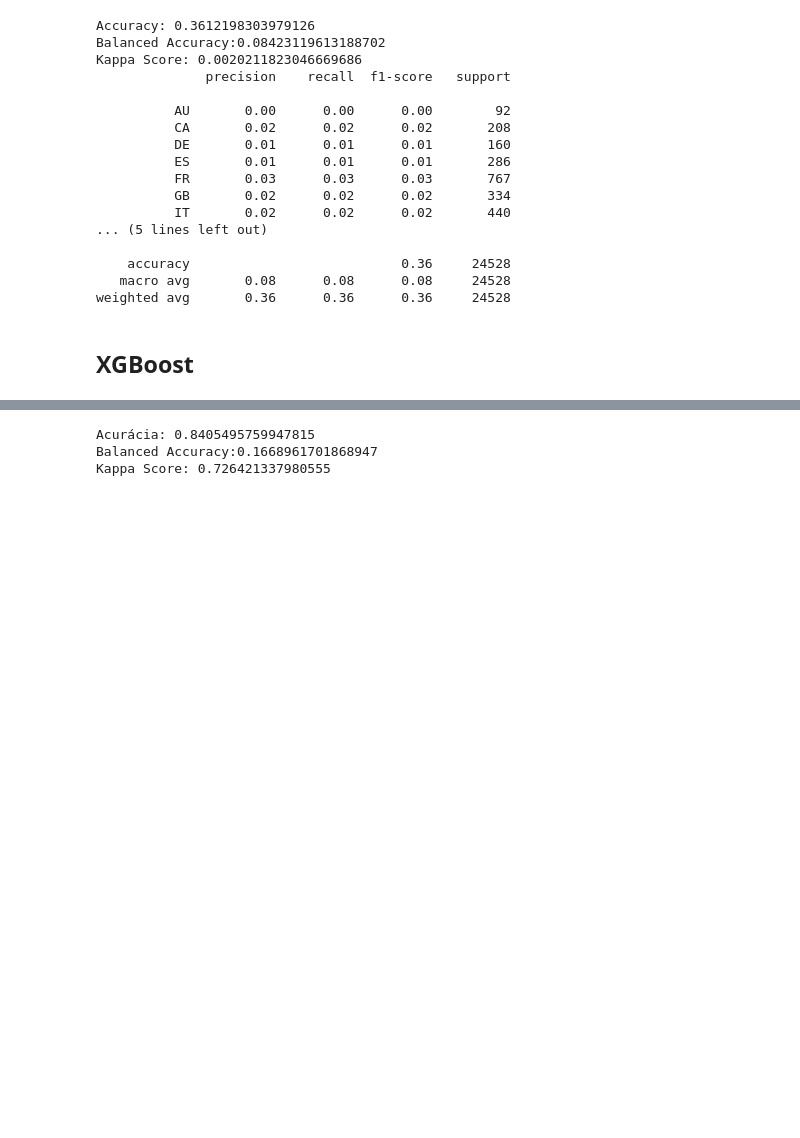
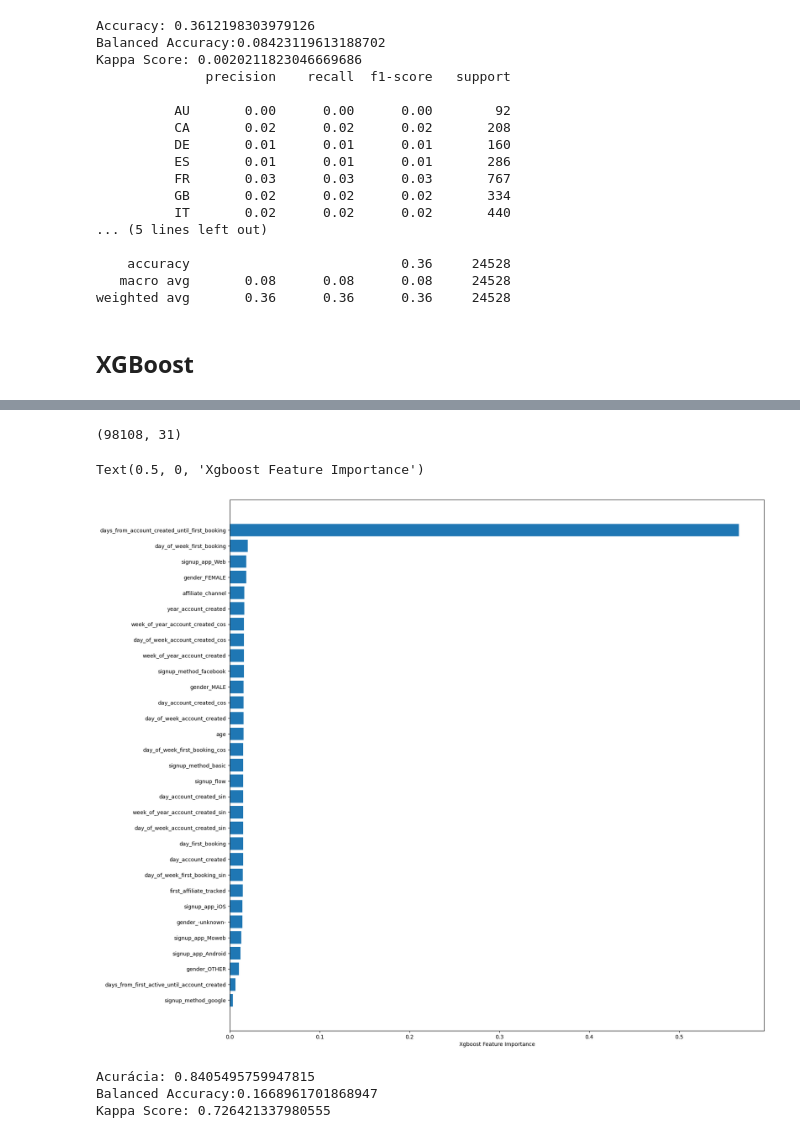
Before and after one commit to laurivansareta/previsao_agendamento_acomodacao, a Jupyter notebook: notebooks/c9.novos_modelos.ipynb, the cells around one changed output, grey strips where cells are left out. Cells and saved outputs as stored; diff of their text form; code cells hidden in the pictures; blank space fills up the shorter version.

Commit message:
Feature importance XGB e correlação nas features.

```diff
--- a/notebooks/c9.novos_modelos.ipynb
+++ b/notebooks/c9.novos_modelos.ipynb
@@ -1031 +1019,27 @@ Kappa Score      :   0.721 +/- 0.000
+# %%
+# import sklearn
+# sklearn.metrics.get_scorer_names()
+
+
+# Análise dos resultados sem cross validation
+
+#Treino
+model_xgb.fit(x_train_xgb, y_train_le)
+
+# Predição
+yhat_xgb = model_xgb.predict(x_test)
+# %%
+x_train.shape
+# %% [output]
+(98108, 31)
+# %%
+sorted_idx = model_xgb.feature_importances_.argsort()
+x_train.columns[sorted_idx]
+model_xgb.feature_importances_[sorted_idx]
+fig = plt.figure(figsize=(18, 18))
+plt.barh(x_train.columns[sorted_idx], model_xgb.feature_importances_[sorted_idx])
+plt.xlabel("Xgboost Feature Importance")
+# %% [output]
+Text(0.5, 0, 'Xgboost Feature Importance')
+[figure, added]
 # %%
```
Also changed, not shown: parts of 5 cells of this notebook.
